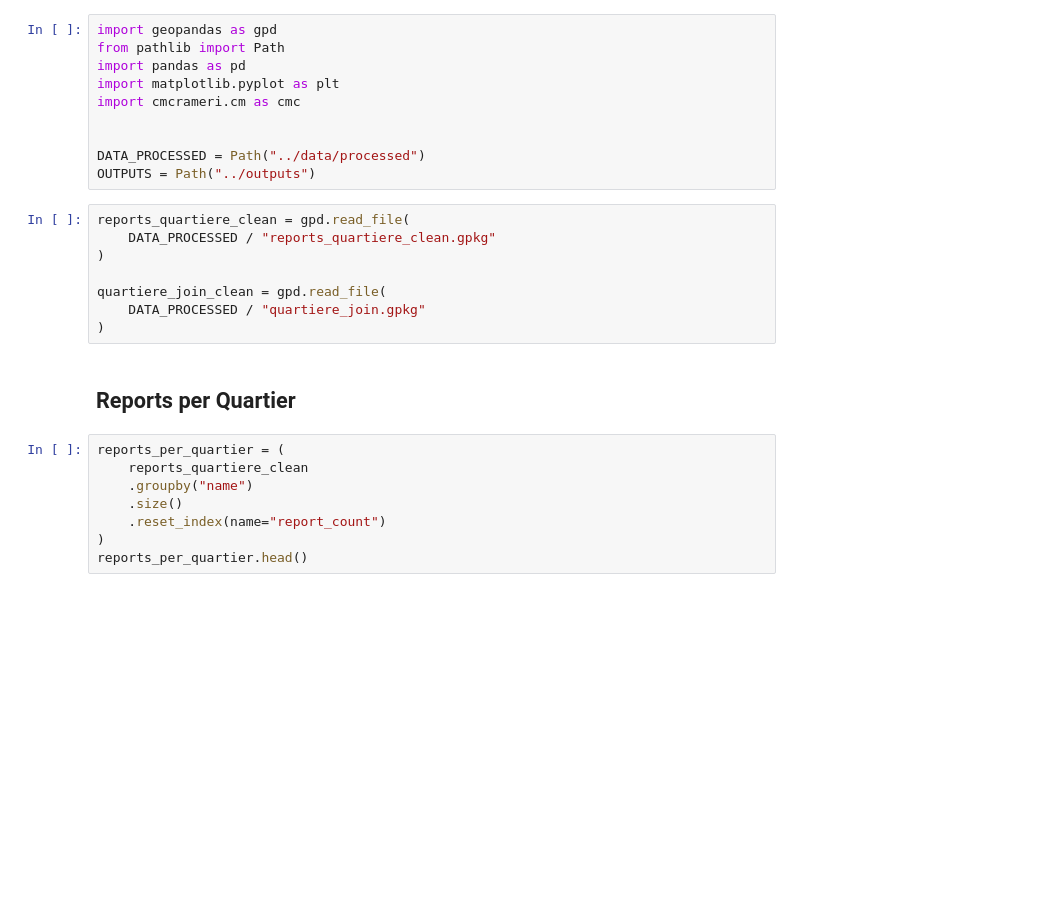
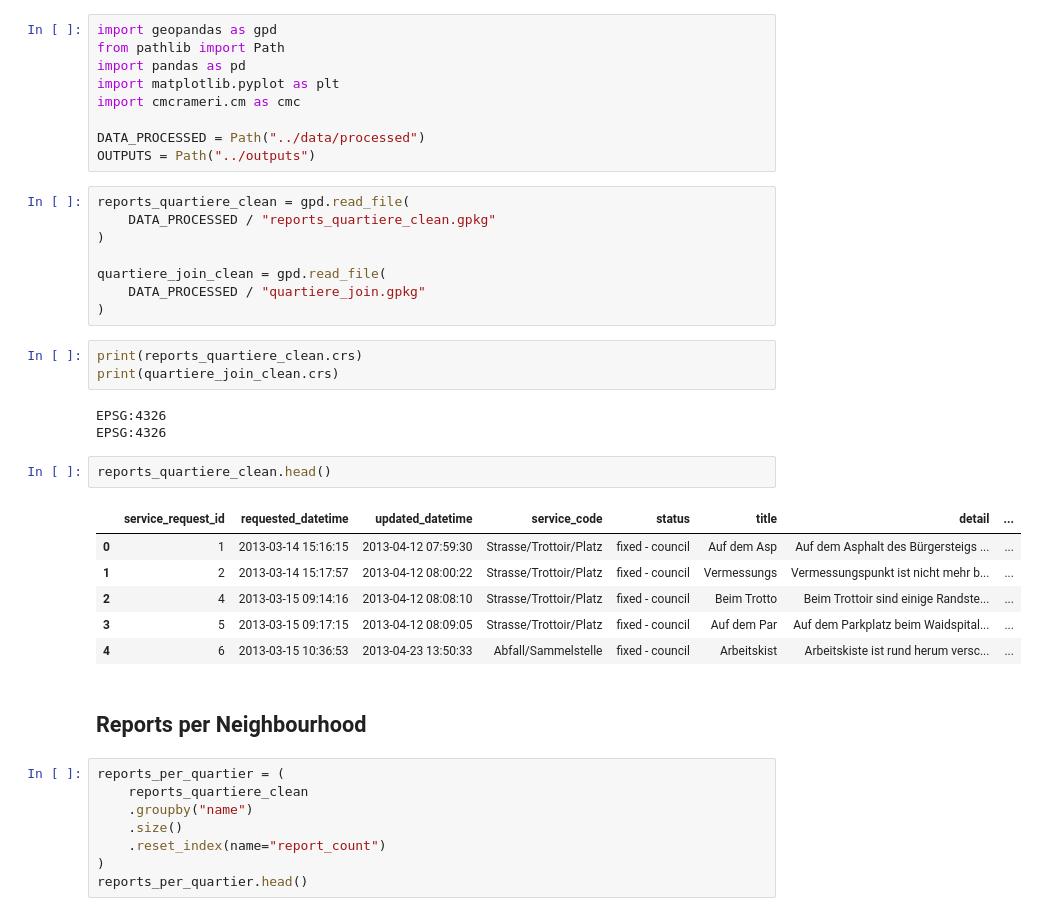
Before and after one commit to linellve01/sds-project, a Jupyter notebook: notebooks/spatial_analysis.ipynb, the cells around one changed output. Drawn from its saved outputs; the diff is of its cells as text; blank space fills up the shorter version.

```diff
--- a/notebooks/spatial_analysis.ipynb
+++ b/notebooks/spatial_analysis.ipynb
@@ -7,7 +14,6 @@ import pandas as pd
 import matplotlib.pyplot as plt
 import cmcrameri.cm as cmc
 
-
 DATA_PROCESSED = Path("../data/processed")
 OUTPUTS = Path("../outputs")
 # %%
@@ -18,8 +24,23 @@ reports_quartiere_clean = gpd.read_file(
 quartiere_join_clean = gpd.read_file(
     DATA_PROCESSED / "quartiere_join.gpkg"
 )
+# %%
+print(reports_quartiere_clean.crs)
+print(quartiere_join_clean.crs)
+# %% [output]
+EPSG:4326
+EPSG:4326
+# %%
+reports_quartiere_clean.head()
+# %% [output]
+|  | service_request_id | requested_datetime | updated_datetime | service_code | status | title | detail | ... |
+| 0 | 1 | 2013-03-14 15:16:15 | 2013-04-12 07:59:30 | Strasse/Trottoir/Platz | fixed - council | Auf dem Asp | Auf dem Asphalt des Bürgersteigs ... | ... |
+| 1 | 2 | 2013-03-14 15:17:57 | 2013-04-12 08:00:22 | Strasse/Trottoir/Platz | fixed - council | Vermessungs | Vermessungspunkt ist nicht mehr b... | ... |
+| 2 | 4 | 2013-03-15 09:14:16 | 2013-04-12 08:08:10 | Strasse/Trottoir/Platz | fixed - council | Beim Trotto | Beim Trottoir sind einige Randste... | ... |
+| 3 | 5 | 2013-03-15 09:17:15 | 2013-04-12 08:09:05 | Strasse/Trottoir/Platz | fixed - council | Auf dem Par | Auf dem Parkplatz beim Waidspital... | ... |
+| 4 | 6 | 2013-03-15 10:36:53 | 2013-04-23 13:50:33 | Abfall/Sammelstelle | fixed - council | Arbeitskist | Arbeitskiste ist rund herum versc... | ... |
 # %% [markdown]
-## Reports per Quartier
+## Reports per Neighbourhood
 # %%
 reports_per_quartier = (
     reports_quartiere_clean
```
Also changed, not shown: parts of 22 cells of this notebook, 3 other files.
